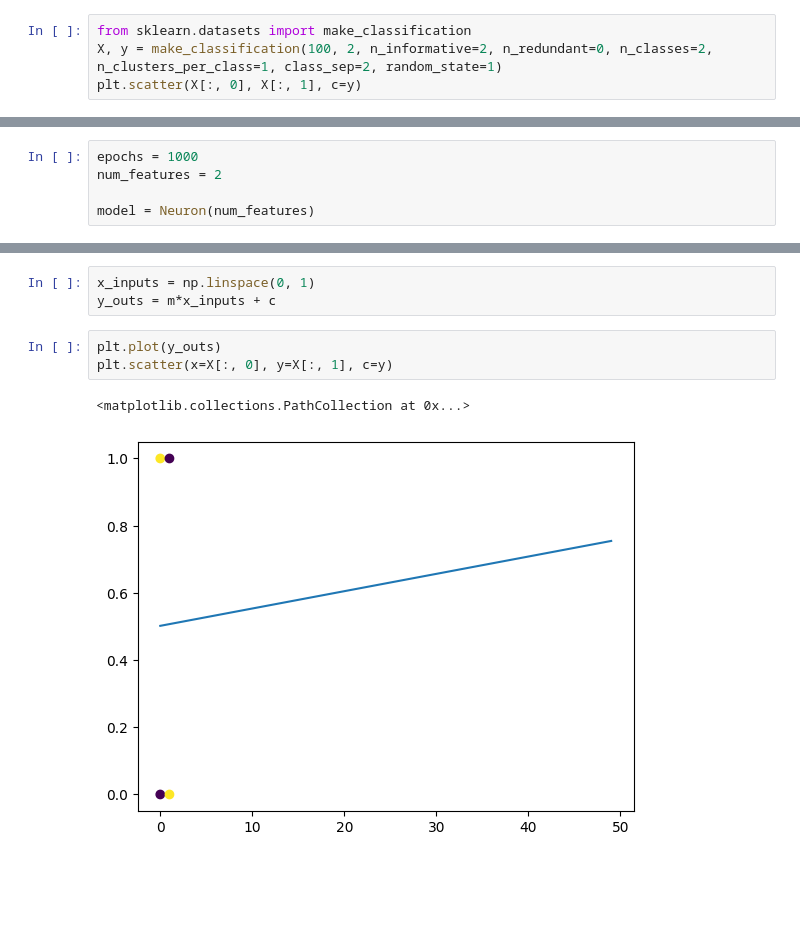
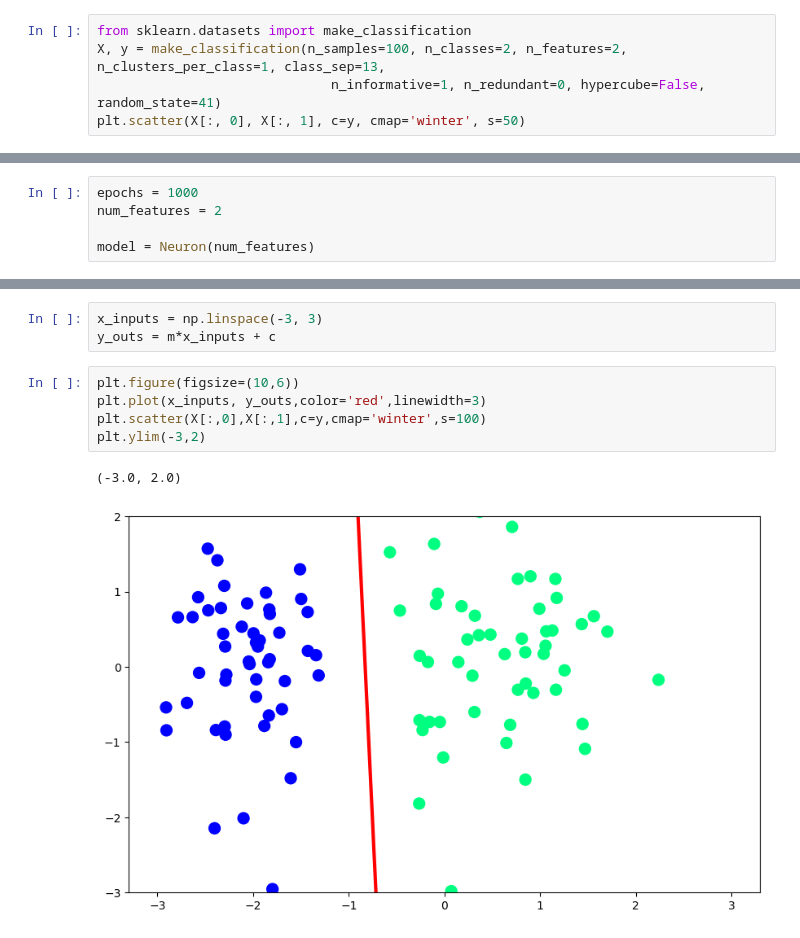
Before and after one commit to Ronit33/dl-from-scratch, a Jupyter notebook: python/01_backprop/main.ipynb, the cells around one changed output, grey strips where cells are left out. Saved outputs shown, nothing was run; the diff lists cells and outputs as text; blank space fills up the shorter version.

```diff
--- a/python/01_backprop/main.ipynb
+++ b/python/01_backprop/main.ipynb
@@ -7,7 +8,8 @@ X = np.array([[0, 0], [0, 1], [1, 0], [1, 1]])
 y = np.array([[0], [1], [1], [0]])
 # %%
 from sklearn.datasets import make_classification
-X, y = make_classification(100, 2, n_informative=2, n_redundant=0, n_classes=2, n_clusters_per_class=1, class_sep=2, random_state=1)
-plt.scatter(X[:, 0], X[:, 1], c=y)
+X, y = make_classification(n_samples=100, n_classes=2, n_features=2, n_clusters_per_class=1, class_sep=13,
+                              n_informative=1, n_redundant=0, hypercube=False, random_state=41)
+plt.scatter(X[:, 0], X[:, 1], c=y, cmap='winter', s=50)
 # %% [output]
 <matplotlib.collections.PathCollection at 0x...>
@@ -159,9 +161,11 @@ m, c
 # %%
-x_inputs = np.linspace(0, 1)
+x_inputs = np.linspace(-3, 3)
 y_outs = m*x_inputs + c
 # %%
-plt.plot(y_outs)
-plt.scatter(x=X[:, 0], y=X[:, 1], c=y)
+plt.figure(figsize=(10,6))
+plt.plot(x_inputs, y_outs,color='red',linewidth=3)
+plt.scatter(X[:,0],X[:,1],c=y,cmap='winter',s=100)
+plt.ylim(-3,2)
 # %% [output]
-<matplotlib.collections.PathCollection at 0x...>
+(-3.0, 2.0)
-[figure, old version]
+[figure, new version]
```
Also changed, not shown: parts of 9 cells of this notebook.
